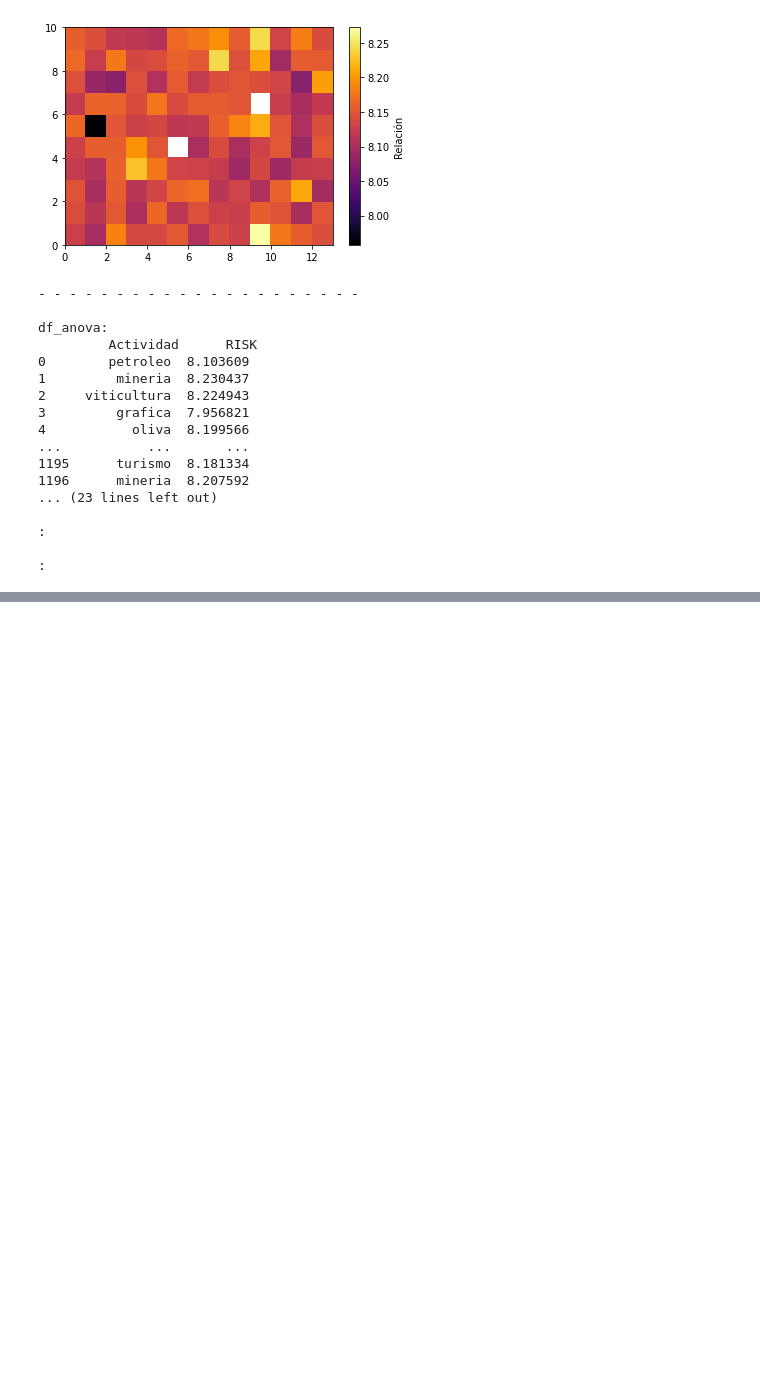
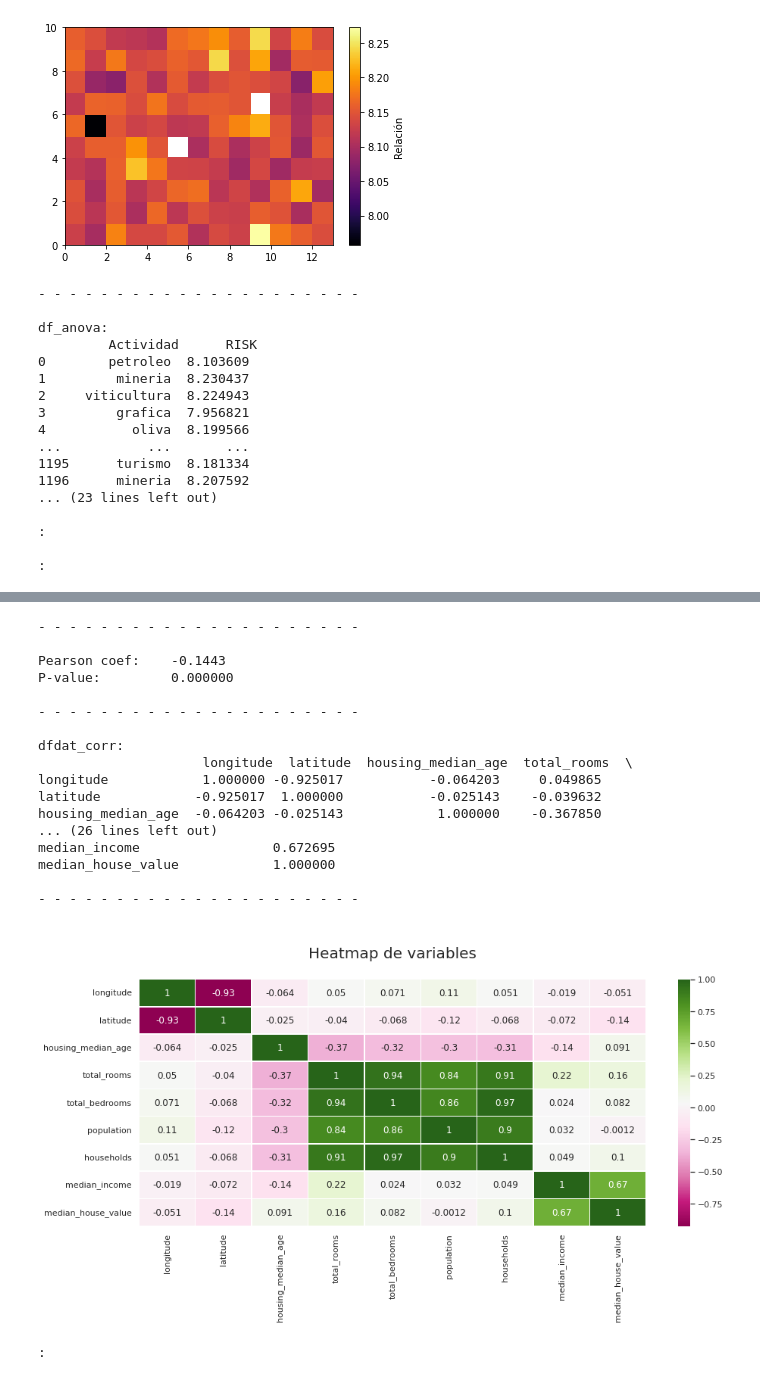
Before and after one commit to PosgradoMNA/actividades-de-aprendizaje-a01685424, a Jupyter notebook: IBM_DA0101EN_Data_Analysis_with_Python_Mod03.ipynb, the cells around one changed output, grey strips where cells are left out. Saved outputs shown, nothing was run; the diff lists cells and outputs as text; code cells hidden in the pictures; blank space fills up the shorter version.

```diff
--- a/IBM_DA0101EN_Data_Analysis_with_Python_Mod03.ipynb
+++ b/IBM_DA0101EN_Data_Analysis_with_Python_Mod03.ipynb
@@ -35,6 +35,7 @@ import numpy as np
 
 URL = "/content/sample_data/california_housing_test.csv"
 dfdat = pd.read_csv(URL)
+dfdat2 = dfdat
 
 print('Dataframe:\n',dfdat.head(4))
 print('\n- - - - - - - - - - - - - - - - - - - - - \n')
@@ -301,3 +283,67 @@ print('\n- - - - - - - - - - - - - - - - - - - - - \n')
+# %%
+# - - - - - - - - - - - - - - - - - - - - - - - - - - -
+# Ejercicio 6
+
+# Correlaciones estadísticas
+
+# Métodos de correlación estadísticos:
+# 1. Pearson correlation
+#   1.1 Correlation coefficient
+#       Alta correlación (+/- 1)
+#       Baja correlación (cercano a 0)
+#   1.2 P-value
+#       Gran certeza < 0.001
+#       Certeza moderada < 0.05
+#       Certeza débil < 0.1
+#       Sin certeza > 0.1
+#   1.3 Existe correlación cuando:
+#       El coeficiente de correlación es cercano a -1 o 1
+#       El P-value es menor a 0.001
+#
+
+
+import pandas as pd
+import numpy as np
+import seaborn as sns
+import matplotlib.pyplot as plt
+import scipy
+from scipy import stats
+
+print('\n- - - - - - - - - - - - - - - - - - - - - \n') # Obteniendo correlaciones
+pearson_coef, p_value = stats.pearsonr(dfdat.housing_median_age, dfdat.median_income)
+print('Pearson coef: \t %.4f \nP-value: \t %f' % (pearson_coef, p_value))
+
+print('\n- - - - - - - - - - - - - - - - - - - - - \n')
+dfdat_corr = dfdat2.corr()
+print('dfdat_corr:\n',dfdat_corr)
+
+print('\n- - - - - - - - - - - - - - - - - - - - - \n')
+sns.set(rc={'figure.figsize':(15,6)})
+sns.heatmap(dfdat_corr, annot=True, linewidths=.5, linecolor='white', cmap="PiYG")
+plt.title('\nHeatmap de variables\n', fontsize =20)
+plt.show()
+
+print(':\n',)
+# %% [output]
+- - - - - - - - - - - - - - - - - - - - -
+
+Pearson coef:    -0.1443
+P-value:         0.000000
+
+- - - - - - - - - - - - - - - - - - - - -
+
+dfdat_corr:
+                     longitude  latitude  housing_median_age  total_rooms  \
+longitude            1.000000 -0.925017           -0.064203     0.049865
+latitude            -0.925017  1.000000           -0.025143    -0.039632
+housing_median_age  -0.064203 -0.025143            1.000000    -0.367850
+... (26 lines left out)
+median_income                 0.672695
+median_house_value            1.000000
+
+- - - - - - - - - - - - - - - - - - - - -
+[figure, added]
+:
 # %%
 # - - - - - - - - - - - - - - - - - - - - - - - - - - -
 # Ejercicio
```
Also changed, not shown: parts of 4 cells of this notebook.
